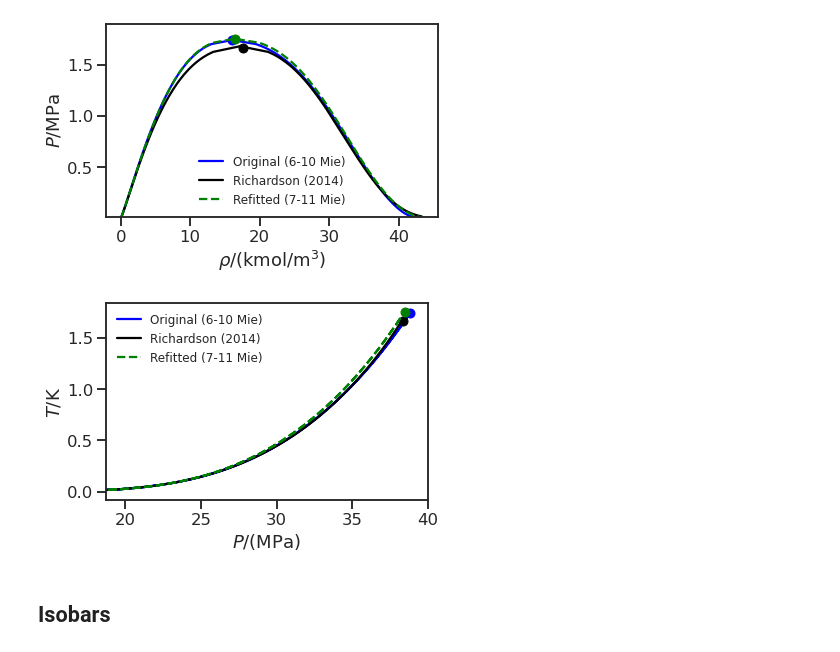
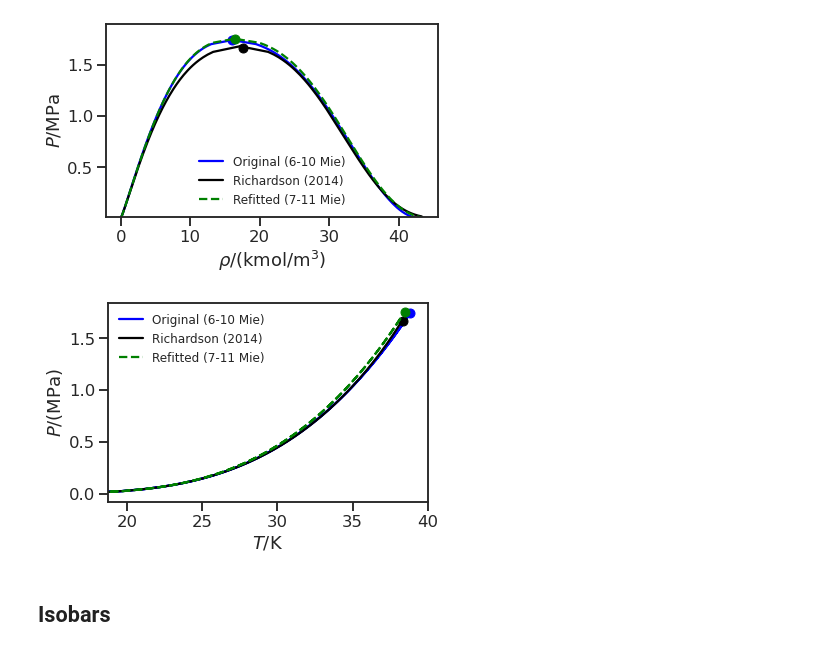
Before and after one commit to thermotools/thermopack, a Jupyter notebook: addon/pyExamples/notebooks/saftvrqmie_deuterium.ipynb, the cells around one changed output. Drawn from its saved outputs; the diff is of its cells as text; code cells hidden in the pictures.

Commit message:
Corrected axis labels for deuterium plots

```diff
--- a/addon/pyExamples/notebooks/saftvrqmie_deuterium.ipynb
+++ b/addon/pyExamples/notebooks/saftvrqmie_deuterium.ipynb
@@ -88,20 +88,20 @@ plt.show()
 # %%
 plt.plot(T_p, p_scaling*P_p, "b", label="Original (6-10 Mie)")
 plt.plot([Tc_p], [p_scaling*Pc_p], "bo")
 plt.plot(data[:,0], p_scaling*data[:,1], "k", label="Richardson (2014)")
 plt.plot([38.34], [1e6*1.665*p_scaling], color="k", marker="o")
 plt.plot(T_fit, p_scaling*P_fit, "g", label="Refitted (7-11 Mie)", linestyle="--")
 plt.plot([Tc_fit], [p_scaling*Pc_fit], color="g", marker="o")
-plt.xlabel(r"$P$/(MPa)")
-plt.ylabel(r"$T$/K")
+plt.ylabel(r"$P$/(MPa)")
+plt.xlabel(r"$T$/K")
 plt.xlim([18.724,40])
 #plt.xlim([35,40])
 leg = plt.legend(loc="best", frameon=False, fontsize=12)
 plt.tight_layout()
 plt.savefig("deuterium_TP.pdf")
 plt.show()
 # %% [output]
-[figure, old version]
+[figure, new version]
 # %% [markdown]
 ## Isobars
 # %%
```
